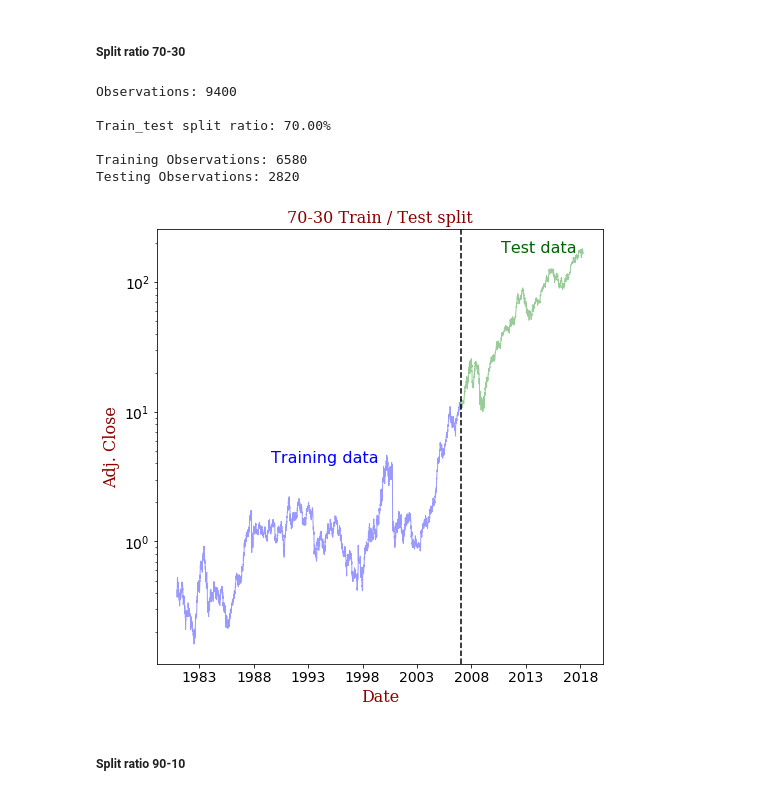
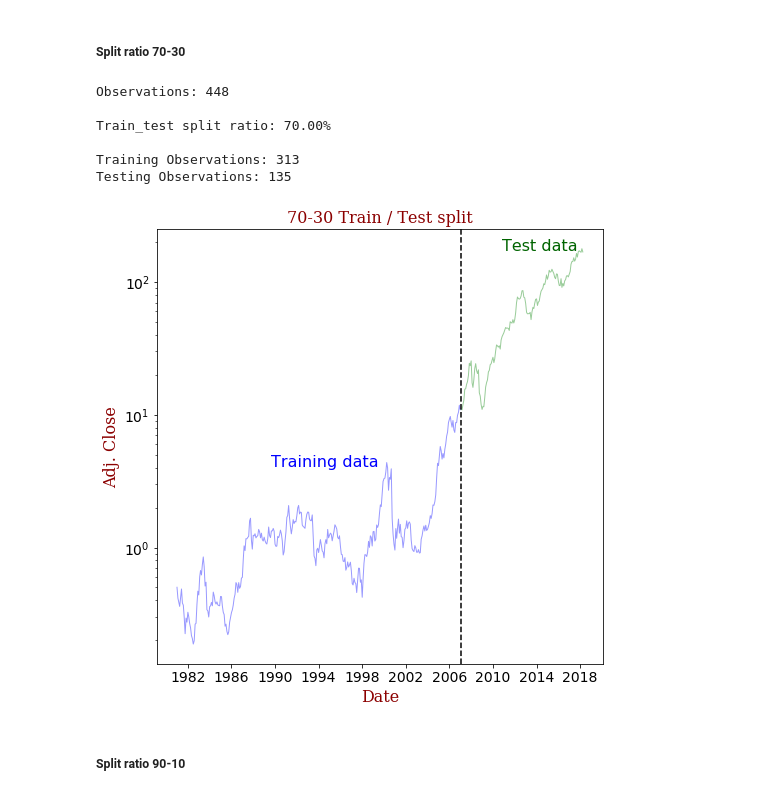
Before and after one commit to TTTTTTT114/MIE1628-Final_Project, a Jupyter notebook: stock_ann.ipynb, the cells around one changed output. Cells and saved outputs as stored; diff of their text form; code cells hidden in the pictures.

```diff
--- a/stock_ann.ipynb
+++ b/stock_ann.ipynb
@@ -394,24 +369,24 @@ Testing Observations: 4700
 # %%
 # select the series to be modeled
 col_name = 'Adj. Close'
-X = apple[col_name]
+X = apple_monthly_last[col_name]
 
 
 # set train subset ratio
 train_subset_ratio = 7 / 10
 split_title = '70-30 Train / Test split'
 
 train_7030, test_7030 = train_test_split(X, train_subset_ratio)
 
 plot_split(train_7030, test_7030, plot_title=split_title, ylabel=col_name)
 # %% [output]
-Observations: 9400
+Observations: 448
 
 Train_test split ratio: 70.00%
 
-Training Observations: 6580
-Testing Observations: 2820
+Training Observations: 313
+Testing Observations: 135
-[figure, old version]
+[figure, new version]
 # %% [markdown]
 ##### Split ratio 90-10
 # %%
```
Also changed, not shown: parts of 18 cells of this notebook.
